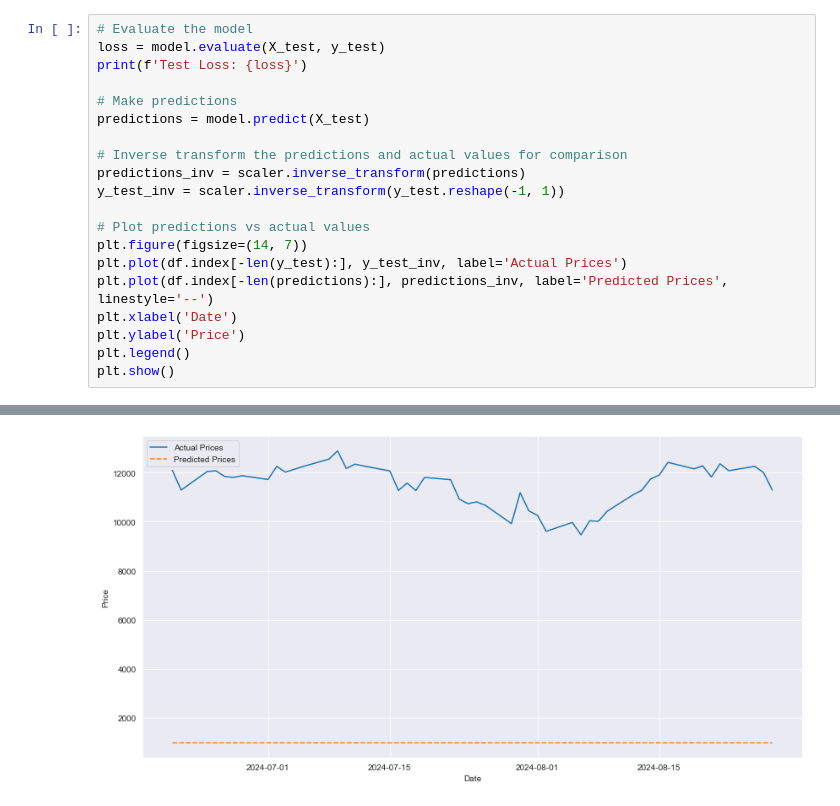
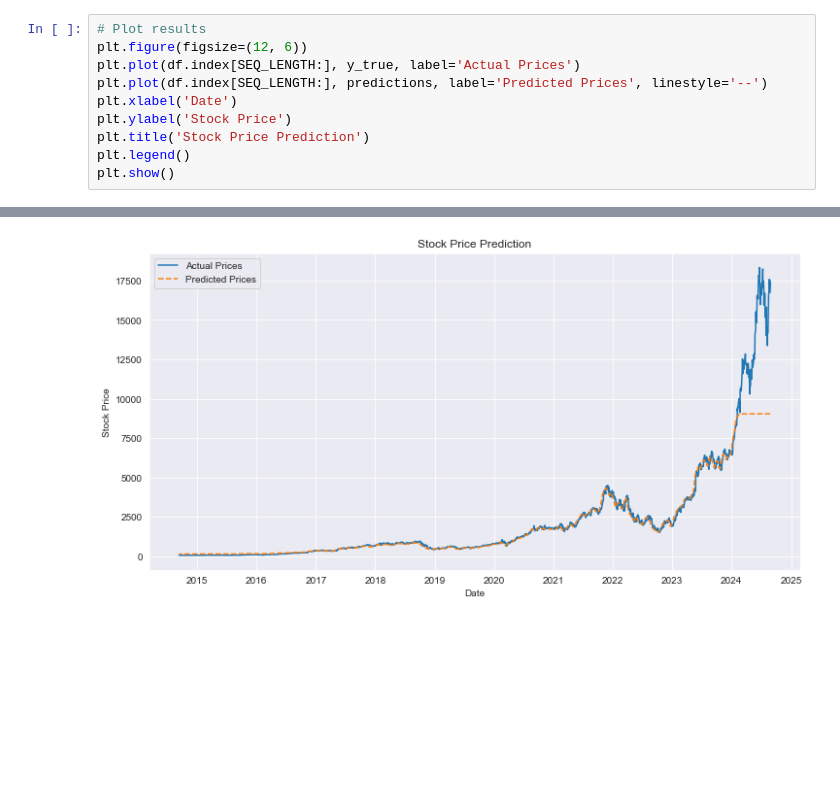
Before and after one commit to KonDoran/StockPredictor, a Jupyter notebook: stocks.ipynb, the cells around one changed output, grey strips where cells are left out. Cells and saved outputs as stored; diff of their text form; blank space fills up the shorter version.

```diff
--- a/stocks.ipynb
+++ b/stocks.ipynb
@@ -114,21 +92,11 @@ Epoch 10/10
 # %%
-# Evaluate the model
-loss = model.evaluate(X_test, y_test)
-print(f'Test Loss: {loss}')
-
-# Make predictions
-predictions = model.predict(X_test)
-
-# Inverse transform the predictions and actual values for comparison
-predictions_inv = scaler.inverse_transform(predictions)
-y_test_inv = scaler.inverse_transform(y_test.reshape(-1, 1))
-
-# Plot predictions vs actual values
-plt.figure(figsize=(14, 7))
-plt.plot(df.index[-len(y_test):], y_test_inv, label='Actual Prices')
-plt.plot(df.index[-len(predictions):], predictions_inv, label='Predicted Prices', linestyle='--')
+# Plot results
+plt.figure(figsize=(12, 6))
+plt.plot(df.index[SEQ_LENGTH:], y_true, label='Actual Prices')
+plt.plot(df.index[SEQ_LENGTH:], predictions, label='Predicted Prices', linestyle='--')
 plt.xlabel('Date')
-plt.ylabel('Price')
+plt.ylabel('Stock Price')
+plt.title('Stock Price Prediction')
 plt.legend()
 plt.show()
 # %% [output]
@@ -138 +103 @@ Test Loss: 12254.2578125
-[figure, old version]
+[figure, new version]
```
Also changed, not shown: parts of 5 cells of this notebook.
